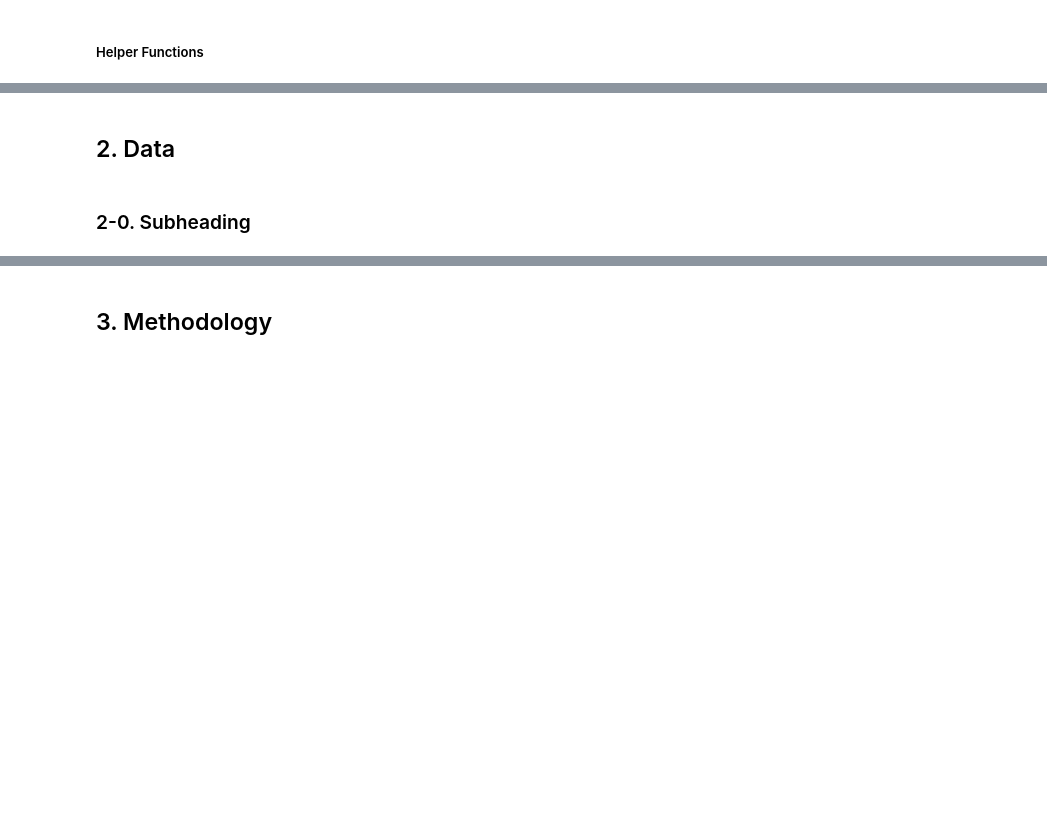
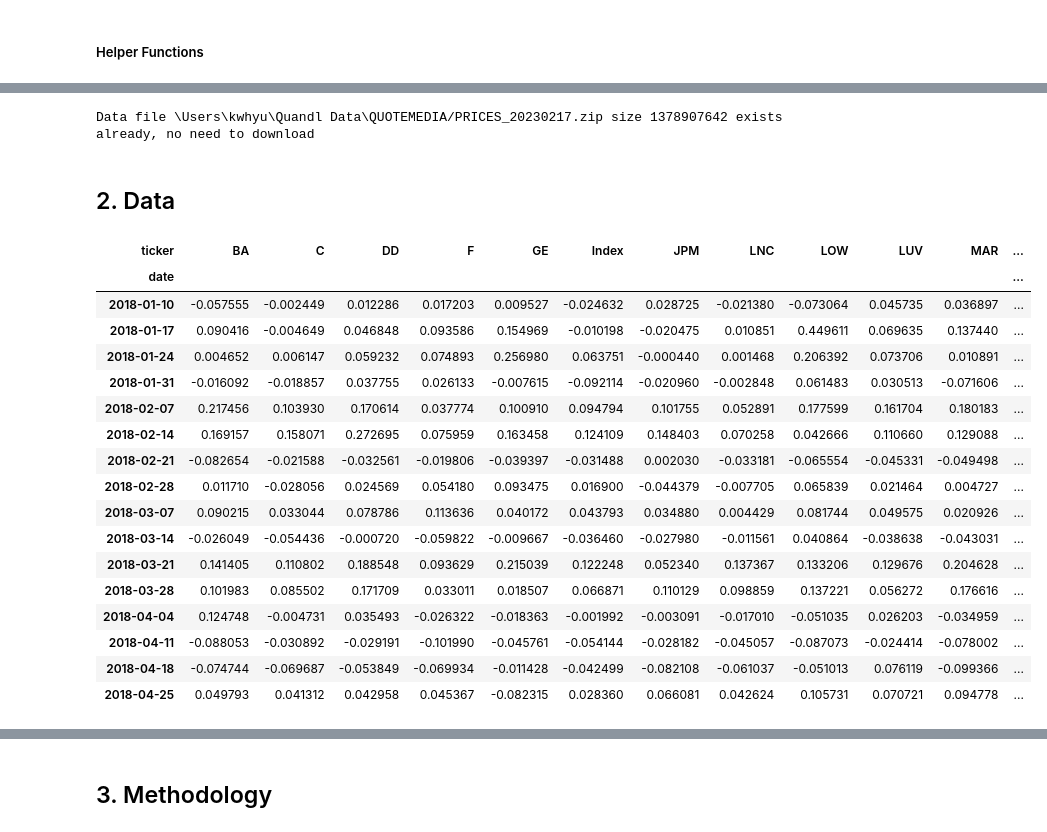
Before and after one commit to kwhyun97/FINM-33150-W23, a Jupyter notebook: Homework/Homework 6/Kiwan_Hyun_12125881_HW6.ipynb, the cells around one changed output, grey strips where cells are left out. Drawn from its saved outputs; the diff is of its cells as text; code cells hidden in the pictures; blank space fills up the shorter version.

```diff
--- a/Homework/Homework 6/Kiwan_Hyun_12125881_HW6.ipynb
+++ b/Homework/Homework 6/Kiwan_Hyun_12125881_HW6.ipynb
@@ -12,4 +24,10 @@
 # %% [markdown]
 <h5> Constants </h5>
+# %%
+Prices_table = 'QUOTEMEDIA/PRICES'
+CDS_table = os.path.join(r'C:\Users\kwhyu\OneDrive - The University of Chicago\2023-1 Winter\FINM 33150\FINM-33150-W23',
+                         r'Data\CDS\Liq5YCDS.delim')
+K = 16
+half_life = 12
 # %% [markdown]
 <h5> Helper Functions </h5>
@@ -17,0 +109,27 @@
+# %%
+Prices = fetch_quandl_table(Prices_table)
+# %% [output]
+Data file \Users\kwhyu\Quandl Data\QUOTEMEDIA/PRICES_20230217.zip size 1378907642 exists already, no need to download
+# %%
+def clean_CDS_data(CDS_df, returns = True, window = 1):
+    df = CDS_df.copy()
+    df['date'] = pd.to_datetime(df['date'])
+    df = df[df['date'].apply(lambda x: x.weekday()) == 2] # Wednesday to Wednesday only
+    df.set_index('date', inplace = True)
+    df = df[['parspread','ticker']]
+    # calculating Index Data
+    CDS_index = df.index.unique().map(lambda x: df.loc[x]['parspread'].sum()).values
+    df_index = pd.DataFrame(CDS_index, index = df.index.unique(), columns = ['parspread'])
+    df_index['ticker'] = 'Index'
+    # adding Index Data to the main dataframe
+    df =  pd.concat([df, df_index])
+    # sorting by date and ticker
+    df.reset_index(inplace = True)
+    df.sort_values(['date', 'ticker'], inplace = True)
+    df.set_index(['date', 'ticker'], inplace = True)
+
+    if returns:
+        df['returns'] = df.groupby('ticker').pct_change(periods = window)
+        df = df[['returns']]
+
+    return df.stack().unstack(level = 1).reset_index(level = 1, drop = True)
@@ -18,4 +342,26 @@
 # %% [markdown]
 <h2> 2. Data </h2>
-# %% [markdown]
-<h3> 2-0. Subheading </h3>
+# %%
+CDS_raw = pd.read_table(CDS_table, index_col=0)
+# %%
+CDS = clean_CDS_data(CDS_raw)
+CDS.head(K)
+# %% [output]
+| ticker | BA | C | DD | F | GE | Index | JPM | LNC | LOW | LUV | MAR | ... |
+| date |  |  |  |  |  |  |  |  |  |  |  | ... |
+| 2018-01-10 | -0.057555 | -0.002449 | 0.012286 | 0.017203 | 0.009527 | -0.024632 | 0.028725 | -0.021380 | -0.073064 | 0.045735 | 0.036897 | ... |
+| 2018-01-17 | 0.090416 | -0.004649 | 0.046848 | 0.093586 | 0.154969 | -0.010198 | -0.020475 | 0.010851 | 0.449611 | 0.069635 | 0.137440 | ... |
+| 2018-01-24 | 0.004652 | 0.006147 | 0.059232 | 0.074893 | 0.256980 | 0.063751 | -0.000440 | 0.001468 | 0.206392 | 0.073706 | 0.010891 | ... |
+| 2018-01-31 | -0.016092 | -0.018857 | 0.037755 | 0.026133 | -0.007615 | -0.092114 | -0.020960 | -0.002848 | 0.061483 | 0.030513 | -0.071606 | ... |
+| 2018-02-07 | 0.217456 | 0.103930 | 0.170614 | 0.037774 | 0.100910 | 0.094794 | 0.101755 | 0.052891 | 0.177599 | 0.161704 | 0.180183 | ... |
+| 2018-02-14 | 0.169157 | 0.158071 | 0.272695 | 0.075959 | 0.163458 | 0.124109 | 0.148403 | 0.070258 | 0.042666 | 0.110660 | 0.129088 | ... |
+| 2018-02-21 | -0.082654 | -0.021588 | -0.032561 | -0.019806 | -0.039397 | -0.031488 | 0.002030 | -0.033181 | -0.065554 | -0.045331 | -0.049498 | ... |
+| 2018-02-28 | 0.011710 | -0.028056 | 0.024569 | 0.054180 | 0.093475 | 0.016900 | -0.044379 | -0.007705 | 0.065839 | 0.021464 | 0.004727 | ... |
+| 2018-03-07 | 0.090215 | 0.033044 | 0.078786 | 0.113636 | 0.040172 | 0.043793 | 0.034880 | 0.004429 | 0.081744 | 0.049575 | 0.020926 | ... |
+| 2018-03-14 | -0.026049 | -0.054436 | -0.000720 | -0.059822 | -0.009667 | -0.036460 | -0.027980 | -0.011561 | 0.040864 | -0.038638 | -0.043031 | ... |
+| 2018-03-21 | 0.141405 | 0.110802 | 0.188548 | 0.093629 | 0.215039 | 0.122248 | 0.052340 | 0.137367 | 0.133206 | 0.129676 | 0.204628 | ... |
+| 2018-03-28 | 0.101983 | 0.085502 | 0.171709 | 0.033011 | 0.018507 | 0.066871 | 0.110129 | 0.098859 | 0.137221 | 0.056272 | 0.176616 | ... |
+| 2018-04-04 | 0.124748 | -0.004731 | 0.035493 | -0.026322 | -0.018363 | -0.001992 | -0.003091 | -0.017010 | -0.051035 | 0.026203 | -0.034959 | ... |
+| 2018-04-11 | -0.088053 | -0.030892 | -0.029191 | -0.101990 | -0.045761 | -0.054144 | -0.028182 | -0.045057 | -0.087073 | -0.024414 | -0.078002 | ... |
+| 2018-04-18 | -0.074744 | -0.069687 | -0.053849 | -0.069934 | -0.011428 | -0.042499 | -0.082108 | -0.061037 | -0.051013 | 0.076119 | -0.099366 | ... |
+| 2018-04-25 | 0.049793 | 0.041312 | 0.042958 | 0.045367 | -0.082315 | 0.028360 | 0.066081 | 0.042624 | 0.105731 | 0.070721 | 0.094778 | ... |
```
Also changed, not shown: parts of 43 cells of this notebook.
